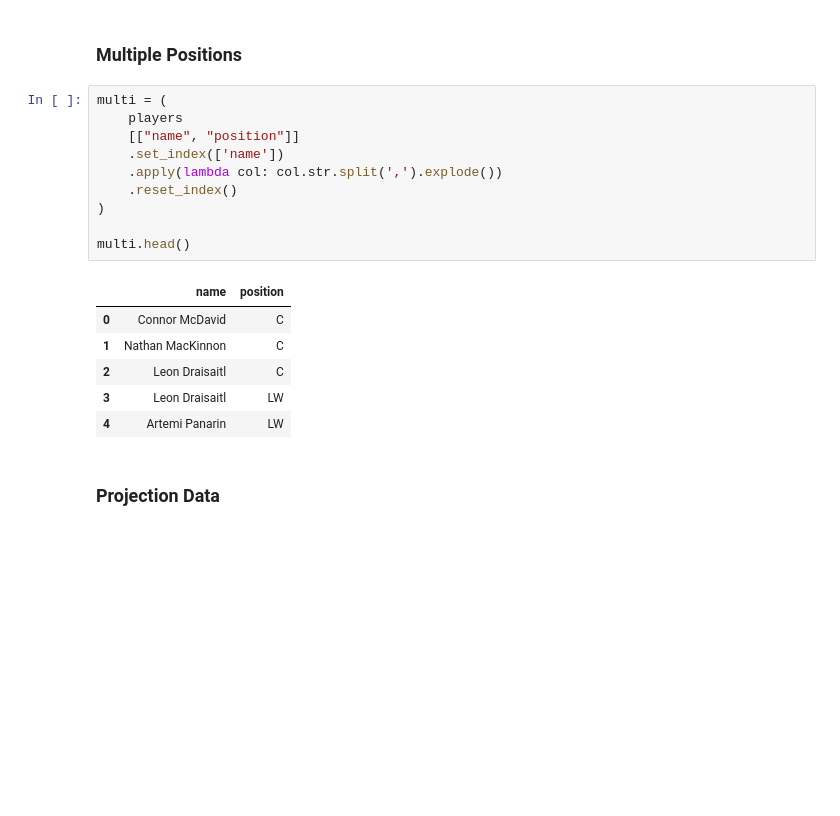
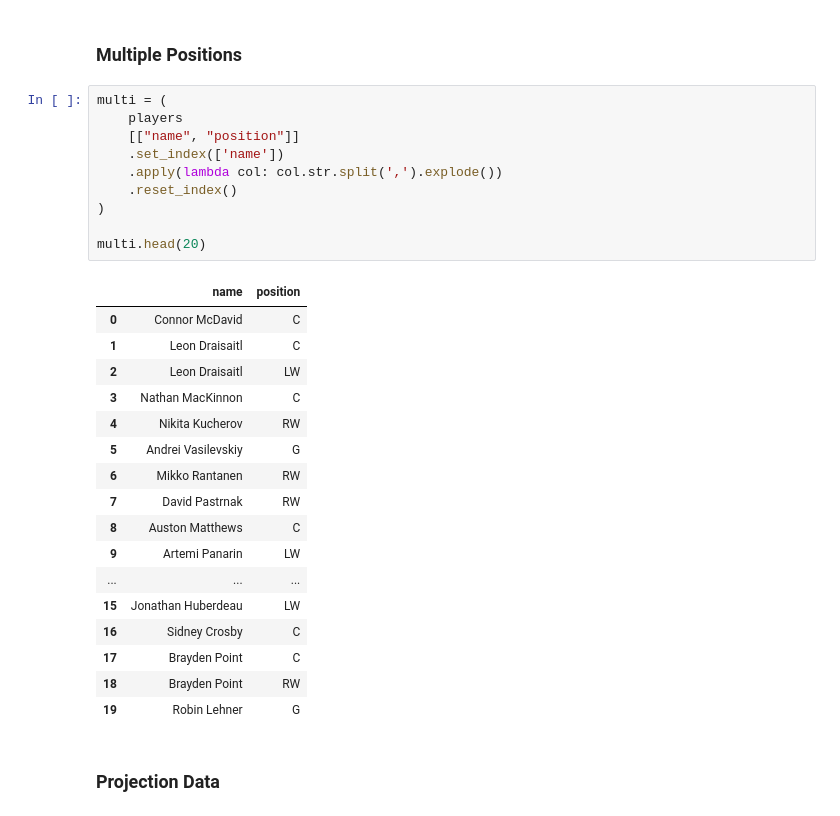
Before and after one commit to maxhumber/fantasy, a Jupyter notebook: draft/notebooks/02-thugz-draft.ipynb, the cells around one changed output. Drawn from its saved outputs; the diff is of its cells as text; blank space fills up the shorter version.

```diff
--- a/draft/notebooks/02-thugz-draft.ipynb
+++ b/draft/notebooks/02-thugz-draft.ipynb
@@ -51,20 +51,31 @@ players.head()
 # %%
 multi = (
     players
     [["name", "position"]]
     .set_index(['name'])
     .apply(lambda col: col.str.split(',').explode())
     .reset_index()
 )
 
-multi.head()
+multi.head(20)
 # %% [output]
 |  | name | position |
 | 0 | Connor McDavid | C |
-| 1 | Nathan MacKinnon | C |
-| 2 | Leon Draisaitl | C |
-| 3 | Leon Draisaitl | LW |
-| 4 | Artemi Panarin | LW |
+| 1 | Leon Draisaitl | C |
+| 2 | Leon Draisaitl | LW |
+| 3 | Nathan MacKinnon | C |
+| 4 | Nikita Kucherov | RW |
+| 5 | Andrei Vasilevskiy | G |
+| 6 | Mikko Rantanen | RW |
+| 7 | David Pastrnak | RW |
+| 8 | Auston Matthews | C |
+| 9 | Artemi Panarin | LW |
+| ... | ... | ... |
+| 15 | Jonathan Huberdeau | LW |
+| 16 | Sidney Crosby | C |
+| 17 | Brayden Point | C |
+| 18 | Brayden Point | RW |
+| 19 | Robin Lehner | G |
 # %% [markdown]
 ### Projection Data
 # %%
```
Also changed, not shown: parts of 13 cells of this notebook, 34 other files.
